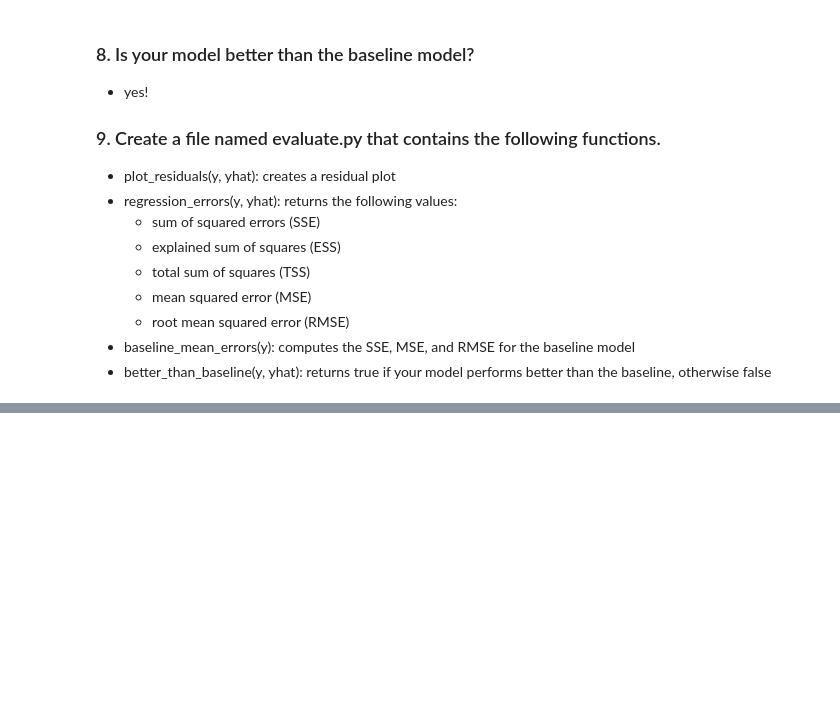
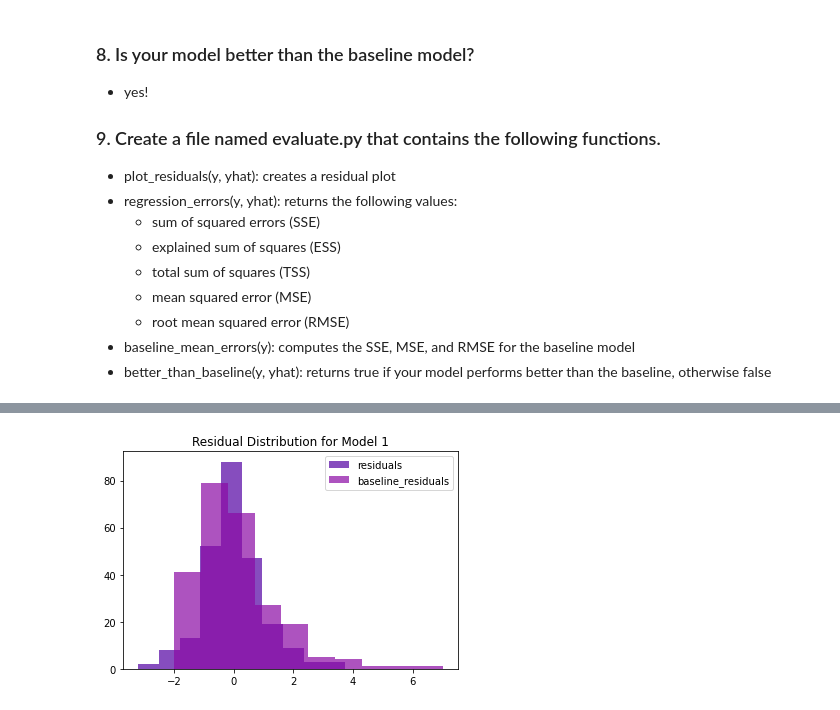
Before and after one commit to HeatherOrtegaMcMillan/regression-exercises, a Jupyter notebook: evaluate.ipynb, the cells around one changed output, grey strips where cells are left out. Saved outputs shown, nothing was run; the diff lists cells and outputs as text; code cells hidden in the pictures; blank space fills up the shorter version.

```diff
--- a/evaluate.ipynb
+++ b/evaluate.ipynb
@@ -320,0 +344,9 @@ def battle_of_the_squares(df, actuals, model_predictions, baseline):
+# %%
+# how to plot with matplotlib instead of seaborn
+plt.hist(df['residuals'], label='residuals', alpha=.7)
+plt.hist(df['baseline_residuals'], label = 'baseline_residuals',alpha=.7)
+plt.title('Residual Distribution for Model 1')
+plt.legend()
+plt.show()
+# %% [output]
+[figure, added]
```
Also changed, not shown: parts of 30 cells of this notebook.
